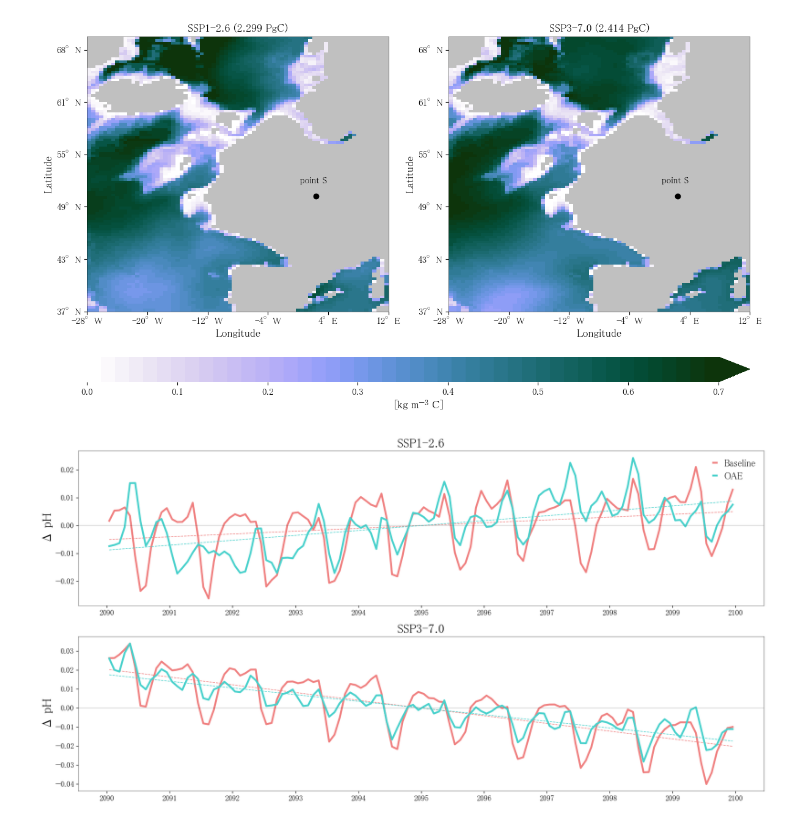
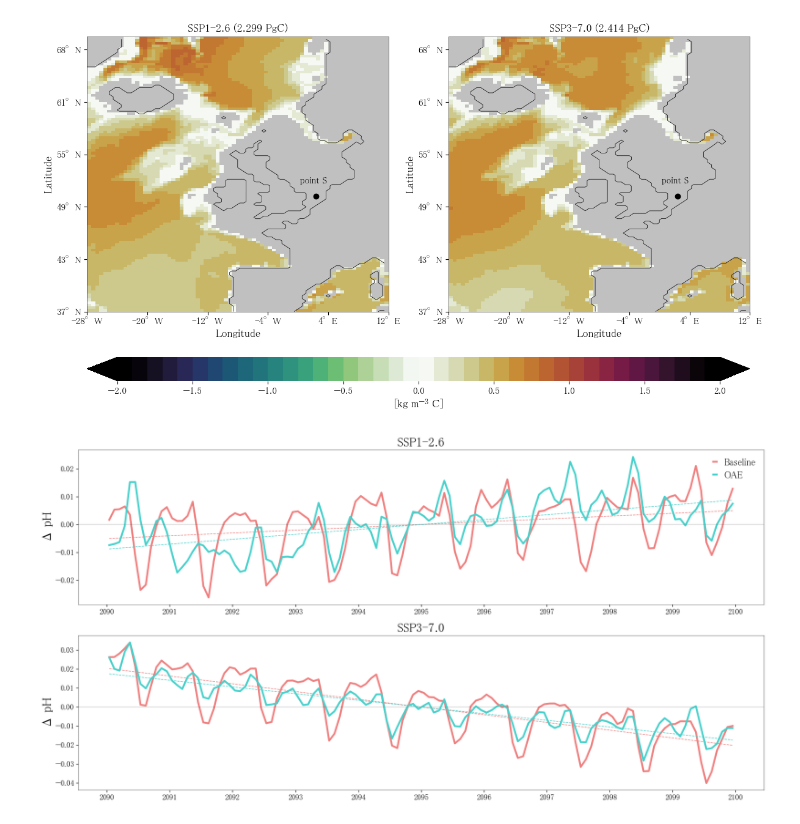
Before and after one commit to chiaraciscato/2026_ciscato_oae_seasonality, a Jupyter notebook: scripts/duplicate.ipynb, the cells around one changed output. Drawn from its saved outputs; the diff is of its cells as text; code cells hidden in the pictures.

```diff
--- a/scripts/duplicate.ipynb
+++ b/scripts/duplicate.ipynb
@@ -90,13 +90,14 @@ def slicing(data, mld, var):
     # slice to mixed layer depth level
     if var == 'DIC':
                     # permanent thermocline set at 200m
+        # mld_bool = (data.deptht > mld.somxl010.max('time_counter')).to_dataset(name='somxl010')
         mld_bool = (data.deptht > 200).to_dataset(name='somxl010')
     else:
         mld_bool = (data.deptht < mld.somxl010).to_dataset(name='somxl010')
     # data * boolean
     data *= mld_bool.somxl010
     # fill nans with 0s
-    data = data.where(data).fillna(0)
+    data = data.fillna(0)
     # calculate weights based on ocean layer length
     layers_sum = [
         data[var].isel(deptht=x) * (data.deptht[x] if x == 0 else (data.deptht[x] - data.deptht[x - 1]))
@@ -107,6 +108,7 @@ def slicing(data, mld, var):
         weighted_var = (sum(layers_sum)).to_dataset(name=var)
     else:
         weighted_var = sum(layers_sum) / mld.somxl010
+    weighted_var = weighted_var.where(weighted_var)
 
     return weighted_var
 # %%
@@ -162,12 +166,12 @@ def process_scenario(var, filePath):
     for scenario, dataset in var_datasets.items():
         dataset = dataset.where(dataset)
         # set variables that are sliced to mld
-        if var in ['ALK']:
-            datasetMLD = mld_datasets[scenario]
-            dataset = (slicing(dataset, datasetMLD, var)).to_dataset(name=var)
+#         if var in ['ALK']:
+#             datasetMLD = mld_datasets[scenario]
+#             dataset = (slicing(dataset, datasetMLD, var)).to_dataset(name=var)
 
-        # if var in ['ALK']: # for surface alkalinity plots
-        #     dataset = dataset.isel(deptht=0)
+        if var in ['ALK']: # for surface alkalinity plots
+            dataset = dataset.isel(deptht=0)
 
         # compute DIC integral below the mixed layer
 
@@ -231,9 +235,9 @@ def process_lineplot(var, filePath):
 
     return final_eu, final_point, map_amplitude, integral
 # %%
-# eu_alk, ps_alk, ampl_alk, alk_integral = process_lineplot('ALK', filePath)
-# eu_pco2, ps_pco2, ampl_pco2 , pco2_integral= process_lineplot('fco2', filePath)
-# eu_co2flux, ps_co2flux, ampl_co2flux, co2flux_integral = process_lineplot('co2flux', filePath)
+eu_alk, ps_alk, ampl_alk, alk_integral = process_lineplot('ALK', filePath)
+eu_pco2, ps_pco2, ampl_pco2 , pco2_integral= process_lineplot('fco2', filePath)
+eu_co2flux, ps_co2flux, ampl_co2flux, co2flux_integral = process_lineplot('co2flux', filePath)
 eu_dic, ps_dic, ampl_dic, dic_integral = process_lineplot('DIC', filePath)
 # eu_ph, ps_ph, ampl_ph, ph_integral = process_lineplot('ph', filePath)
 # eu_mld, ps_mld, ampl_mld = process_lineplot('mld', filePath)
@@ -311,14 +315,14 @@ for n, ax in enumerate([axes[i] for i in range(0, 24, 2)]):
     ax.text(0.89, 0.40, f"{string.punctuation[7]}{string.ascii_lowercase[n]}{string.punctuation[8]}",
         transform=ax.transAxes, size=12, color='black')
 
-column_titles = ['Surface alkalinity', 'Surface ocean p$\mathregular{CO_{2}}$', '$\mathregular{CO_{2}}$ flux']
+column_titles = ['Surface alkalinity', 'Surface ocean p$\mathregular{CO_{2}}$', '        $\mathregular{CO_{2}}$ flux']
 for i, title in enumerate(column_titles):
-    fig.text(0.195 + i * 0.29, 0.9, title, fontsize=l)
+    fig.text(0.21 + i * 0.27, 0.895, title, fontsize=l)
 
 # Add row titles
 row_titles = ['European Avg.', 'Point S Avg.']
 for i, title in enumerate(row_titles):
-    fig.text(0.07, 0.81 - i * 0.13,title, ha='left', fontsize=l, rotation=90)
+    fig.text(0.08, 0.81 - i * 0.13,title, ha='left', fontsize=l, rotation=90)
 
 plt.savefig('/Users/chiaraciscato/Desktop/GEOMAR/2024_ciscato_oae_seasonality/out/lineplot.png', transparent=True)
 
@@ -401,10 +407,10 @@ s=11
 m=13
 l=15
 
-v=.7
+v=2
 
-im = fig_plot_map(dic_integral, 'DIC', ax1, vmin=0, vmax=v, oae_index=1, base_index=0)
-im = fig_plot_map(dic_integral, 'DIC', ax2, vmin=0, vmax=v, oae_index=3, base_index=2)
+im = fig_plot_map(dic_integral, 'DIC', ax1, vmin=-v, vmax=v, oae_index=1, base_index=0)
+im = fig_plot_map(dic_integral, 'DIC', ax2, vmin=-v, vmax=v, oae_index=3, base_index=2)
 
 axes = [ax1,ax2]
 
@@ -413,40 +419,40 @@ for ax in axes:
     lon_label = ['-28°W', '-20°W', '-12°W', '-4°W', '4°E', '12°E']
 
     ax.set_xticks([0,15,30,45,60,75])
 
     ax.set_yticklabels(lat_label, fontsize=s)
     ax.set_xticklabels(lon_label, fontsize=s)
 
-    ax.set_xlabel('Longitude', fontsize=m)
-    ax.set_ylabel('Latitude', fontsize=m)
-
     ax.tick_params(axis='both', which='major', labelsize=s)
     ax.text(53, 49,'point S', fontsize=s, color='black')
     ax.plot(57, 44, marker = 'o', color='black')
 
-    # slice_0.plot.contour(ax=ax, levels=1, linewidths=.5, colors='black')
+    slice_0.plot.contour(ax=ax, levels=1, linewidths=.5, colors='black')
+
+    ax.set_xlabel('Longitude', fontsize=m)
+    ax.set_ylabel('Latitude', fontsize=m)
 
 for location in ['left', 'bottom', 'right', 'top']:
     for ax in axes:
         ax.spines[location].set_linewidth(0.4)
 
-cbar = fig.colorbar(im, ax=[ax1,ax2], aspect=25, pad=0.12, location='bottom', extend='max')
+cbar = fig.colorbar(im, ax=[ax1,ax2], aspect=25, pad=0.12, location='bottom', extend='both')
 cbar.set_label(r'[kg $\mathregular{m^{-3}}$ C]', fontsize=m)
 cbar.ax.set_frame_on(False)
 
 ax1.set_title(f"SSP1-2.6 ({round(ssp126_pt['DIC'].item(), 3)} PgC)", fontsize=m)
 ax2.set_title(f"SSP3-7.0 ({round(ssp370_pt['DIC'].item(), 3)} PgC)", fontsize=m)
 
 # fig.suptitle('DIC integral below the mixed layer in SSP1-2.6 (left) and SSP3-7.0 (right)', fontsize=m)
 
 for t in cbar.ax.get_xticklabels():
      t.set_fontsize(s)
 
 pass
 
-plt.savefig('/Users/chiaraciscato/Desktop/GEOMAR/2024_ciscato_oae_seasonality/out/DICintegral.png', transparent=True)
+# plt.savefig('/Users/chiaraciscato/Desktop/GEOMAR/2024_ciscato_oae_seasonality/out/DICintegral.png', transparent=True)
 # %% [output]
-[figure, old version]
+[figure, new version]
 # %%
 var = 'ph'
 
```
Also changed, not shown: parts of 6 cells of this notebook, 2 other files.
